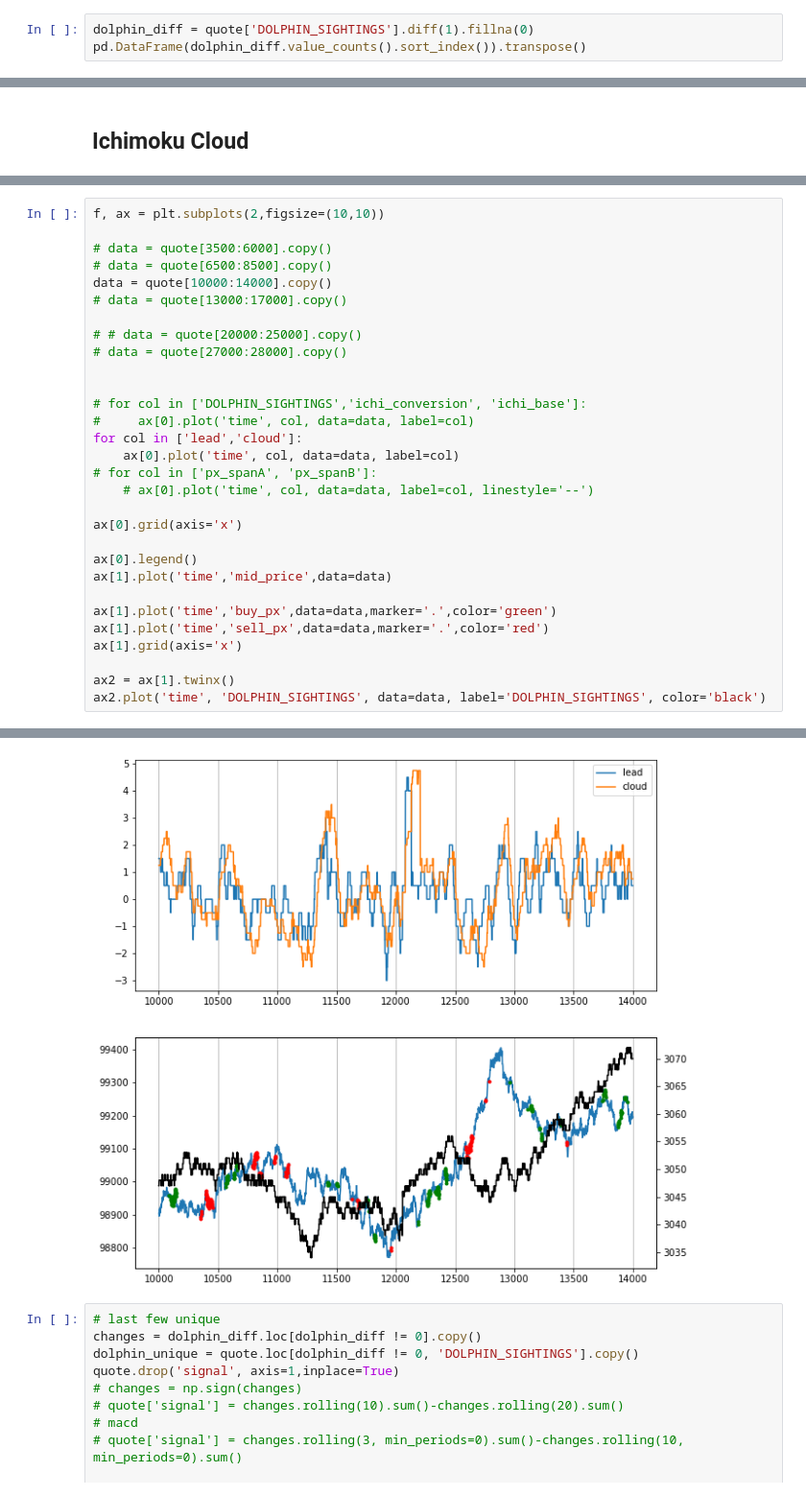
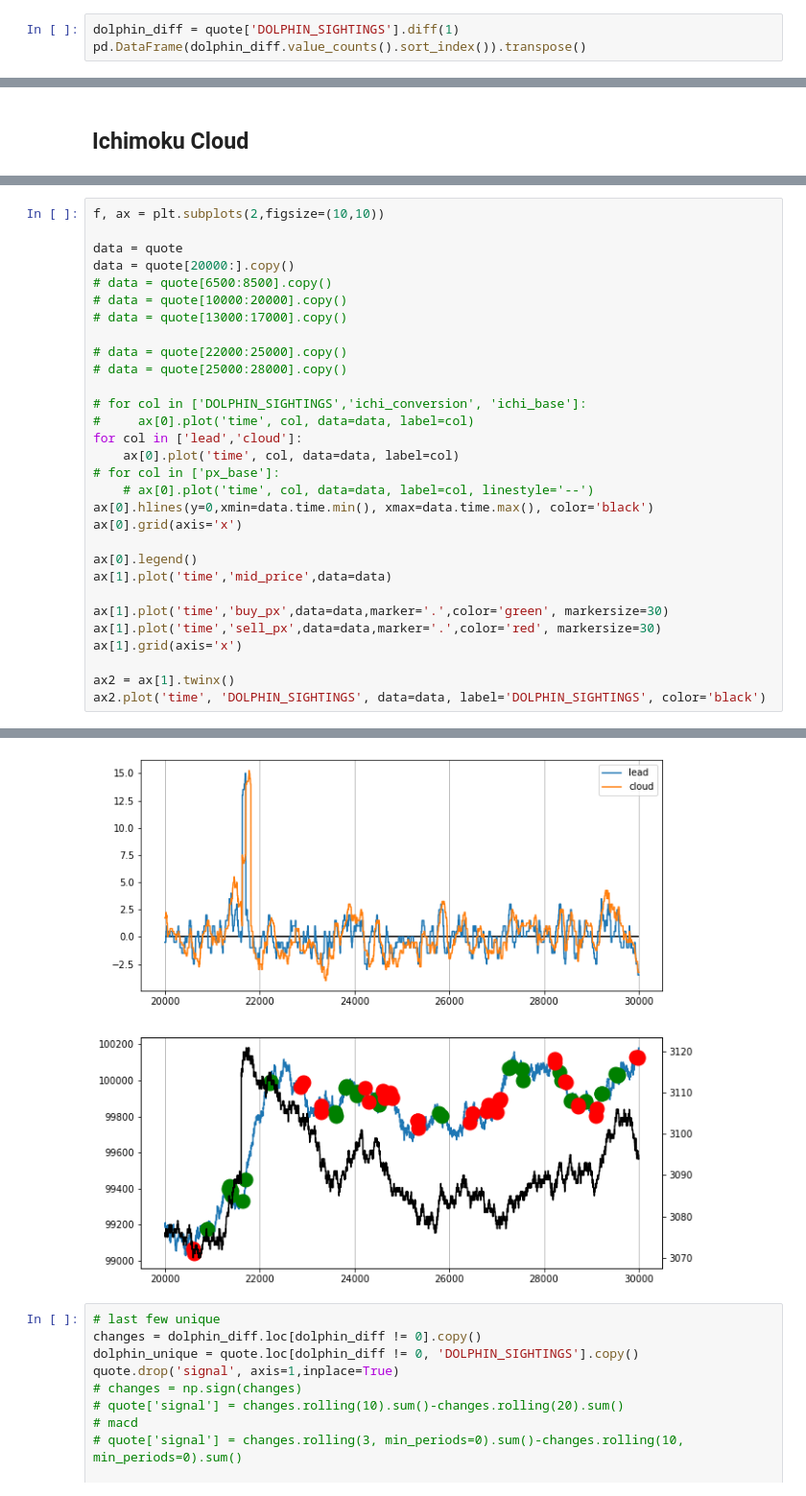
Before and after one commit to XiuLuoShen/imc_prosperity, a Jupyter notebook: Dolphins.ipynb, the cells around one changed output, grey strips where cells are left out. Shown at 96% size. Saved outputs shown, nothing was run; the diff lists cells and outputs as text.

```diff
--- a/Dolphins.ipynb
+++ b/Dolphins.ipynb
@@ -462,7 +462,7 @@ quote['DOLPHIN_SIGHTINGS'] = hist_quotes['DOLPHIN_SIGHTINGS']['mid_price']
 trades = hist_trades['DIVING_GEAR']
 trades['time'] = trades['timestamp']/100
 # %%
-dolphin_diff = quote['DOLPHIN_SIGHTINGS'].diff(1).fillna(0)
+dolphin_diff = quote['DOLPHIN_SIGHTINGS'].diff(1)
 pd.DataFrame(dolphin_diff.value_counts().sort_index()).transpose()
 # %% [output]
 |  | -19.0 | -4.0 | -2.0 | -1.0 | 0.0 | 1.0 | 3.0 | 4.0 | 5.0 | 8.0 | 9.0 | ... |
@@ -517,36 +541,36 @@ quote['sell_px'] = quote[enter_short]['mid_price']
 # %%
 f, ax = plt.subplots(2,figsize=(10,10))
 
-# data = quote[3500:6000].copy()
+data = quote
+data = quote[20000:].copy()
 # data = quote[6500:8500].copy()
-data = quote[10000:14000].copy()
+# data = quote[10000:20000].copy()
 # data = quote[13000:17000].copy()
 
-# # data = quote[20000:25000].copy()
-# data = quote[27000:28000].copy()
-
+# data = quote[22000:25000].copy()
+# data = quote[25000:28000].copy()
 
 # for col in ['DOLPHIN_SIGHTINGS','ichi_conversion', 'ichi_base']:
 #     ax[0].plot('time', col, data=data, label=col)
 for col in ['lead','cloud']:
     ax[0].plot('time', col, data=data, label=col)
-# for col in ['px_spanA', 'px_spanB']:
+# for col in ['px_base']:
     # ax[0].plot('time', col, data=data, label=col, linestyle='--')
-
+ax[0].hlines(y=0,xmin=data.time.min(), xmax=data.time.max(), color='black')
 ax[0].grid(axis='x')
 
 ax[0].legend()
 ax[1].plot('time','mid_price',data=data)
 
-ax[1].plot('time','buy_px',data=data,marker='.',color='green')
-ax[1].plot('time','sell_px',data=data,marker='.',color='red')
+ax[1].plot('time','buy_px',data=data,marker='.',color='green', markersize=30)
+ax[1].plot('time','sell_px',data=data,marker='.',color='red', markersize=30)
 ax[1].grid(axis='x')
 
 ax2 = ax[1].twinx()
 ax2.plot('time', 'DOLPHIN_SIGHTINGS', data=data, label='DOLPHIN_SIGHTINGS', color='black')
 # %% [output]
 [<matplotlib.lines.Line2D at 0x...>]
-[figure, old version]
+[figure, new version]
 # %%
 # last few unique
 changes = dolphin_diff.loc[dolphin_diff != 0].copy()
```
Also changed, not shown: parts of 8 cells of this notebook, 6 other files.
